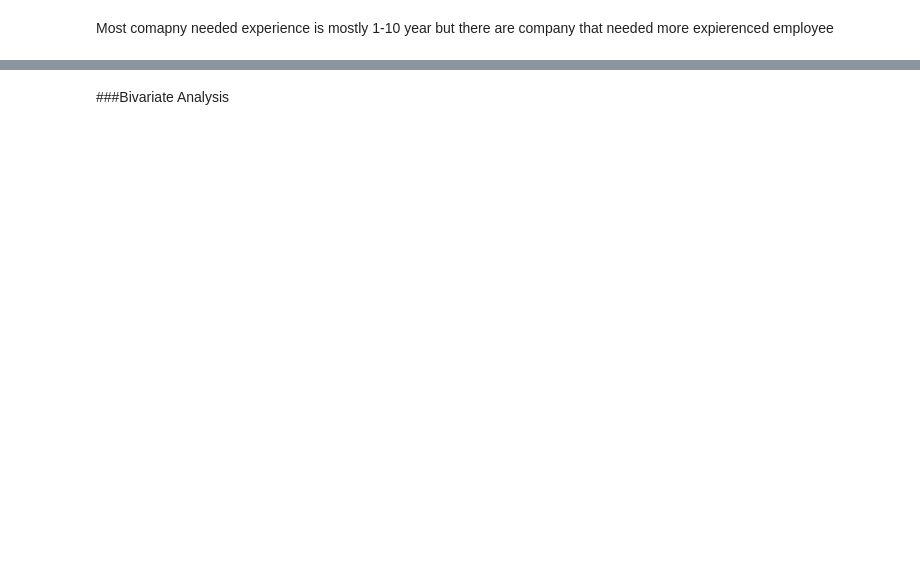
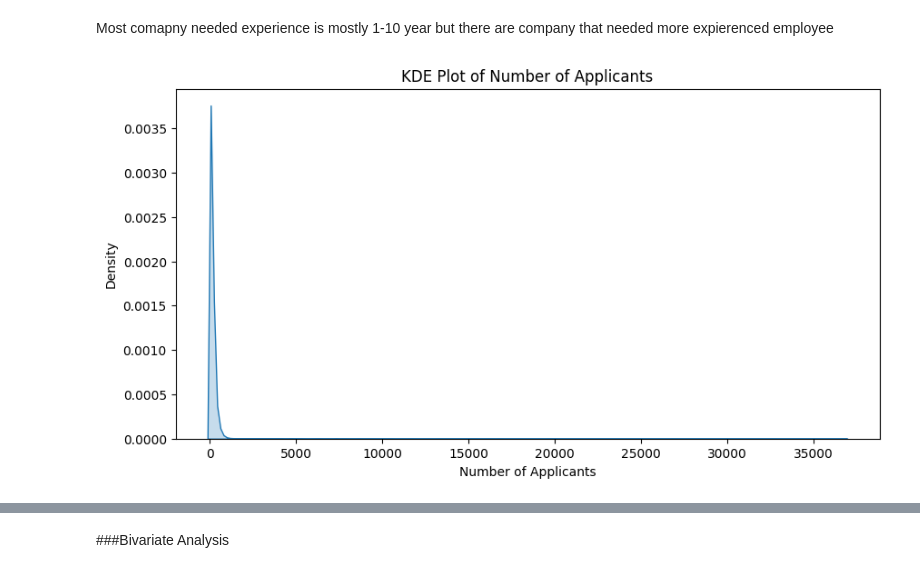
Before and after one commit to divyanshusengar33/MLCoE-Tasks, a Jupyter notebook: Task_1.ipynb, the cells around one changed output, grey strips where cells are left out. Drawn from its saved outputs; the diff is of its cells as text; code cells hidden in the pictures; blank space fills up the shorter version.

```diff
--- a/Task_1.ipynb
+++ b/Task_1.ipynb
@@ -418,2 +428,11 @@ plt.show()
 # %% [markdown]
 Most comapny needed experience is mostly 1-10 year but there are company that needed more expierenced employee
+# %%
+plt.figure(figsize=(10,5))
+sns.kdeplot(data=df, x="number_of_applicants", fill=True)
+plt.title("KDE Plot of Number of Applicants")
+plt.xlabel("Number of Applicants")
+plt.ylabel("Density")
+plt.show()
+# %% [output]
+[figure, added]
```
Also changed, not shown: parts of 39 cells of this notebook.
